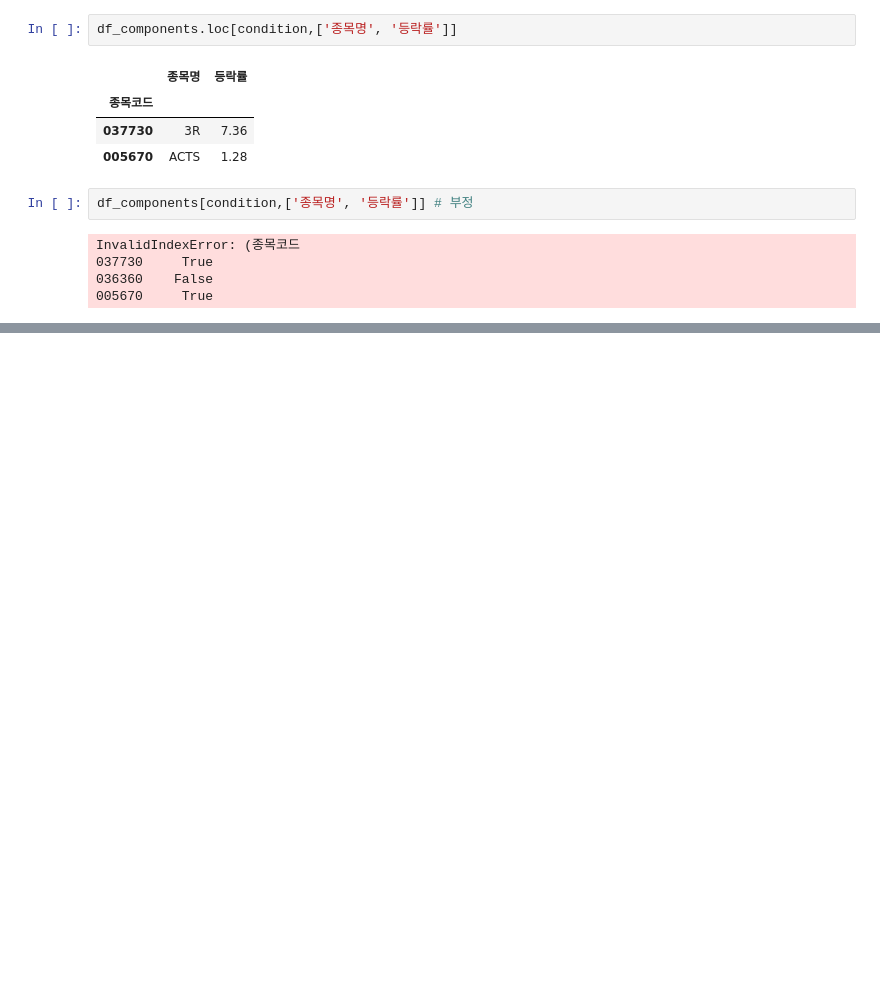
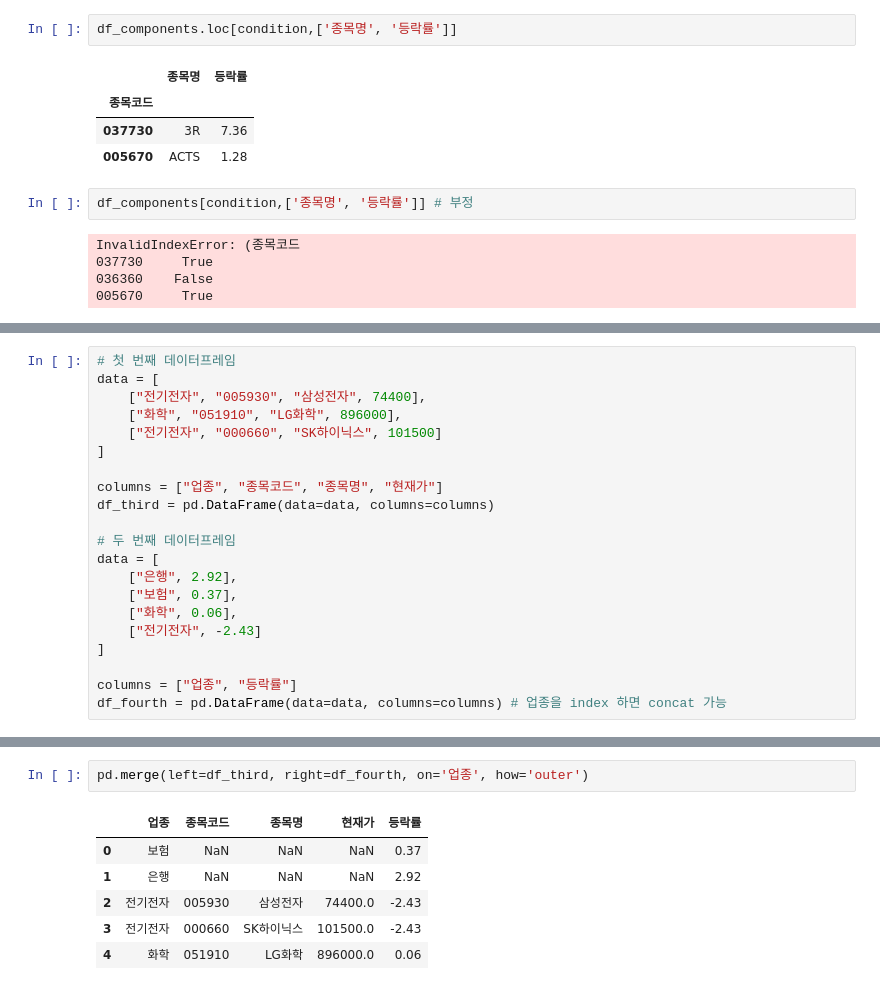
Before and after one commit to Huey-fitpet/study_pandas, a Jupyter notebook: codes/06.DataFrame_filters.ipynb, the cells around one changed output, grey strips where cells are left out. Saved outputs shown, nothing was run; the diff lists cells and outputs as text; blank space fills up the shorter version.

```diff
--- a/codes/06.DataFrame_filters.ipynb
+++ b/codes/06.DataFrame_filters.ipynb
@@ -149,0 +275,21 @@ InvalidIndexError: (종목코드
+# %%
+# 첫 번째 데이터프레임
+data = [
+    ["전기전자", "005930", "삼성전자", 74400],
+    ["화학", "051910", "LG화학", 896000],
+    ["전기전자", "000660", "SK하이닉스", 101500]
+]
+
+columns = ["업종", "종목코드", "종목명", "현재가"]
+df_third = pd.DataFrame(data=data, columns=columns)
+
+# 두 번째 데이터프레임
+data = [
+    ["은행", 2.92],
+    ["보험", 0.37],
+    ["화학", 0.06],
+    ["전기전자", -2.43]
+]
+
+columns = ["업종", "등락률"]
+df_fourth = pd.DataFrame(data=data, columns=columns) # 업종을 index 하면 concat 가능
@@ -149,0 +353,9 @@ InvalidIndexError: (종목코드
+# %%
+pd.merge(left=df_third, right=df_fourth, on='업종', how='outer')
+# %% [output]
+|  | 업종 | 종목코드 | 종목명 | 현재가 | 등락률 |
+| 0 | 보험 | NaN | NaN | NaN | 0.37 |
+| 1 | 은행 | NaN | NaN | NaN | 2.92 |
+| 2 | 전기전자 | 005930 | 삼성전자 | 74400.0 | -2.43 |
+| 3 | 전기전자 | 000660 | SK하이닉스 | 101500.0 | -2.43 |
+| 4 | 화학 | 051910 | LG화학 | 896000.0 | 0.06 |
```
Also changed, not shown: parts of 40 cells of this notebook, 9 other files.
